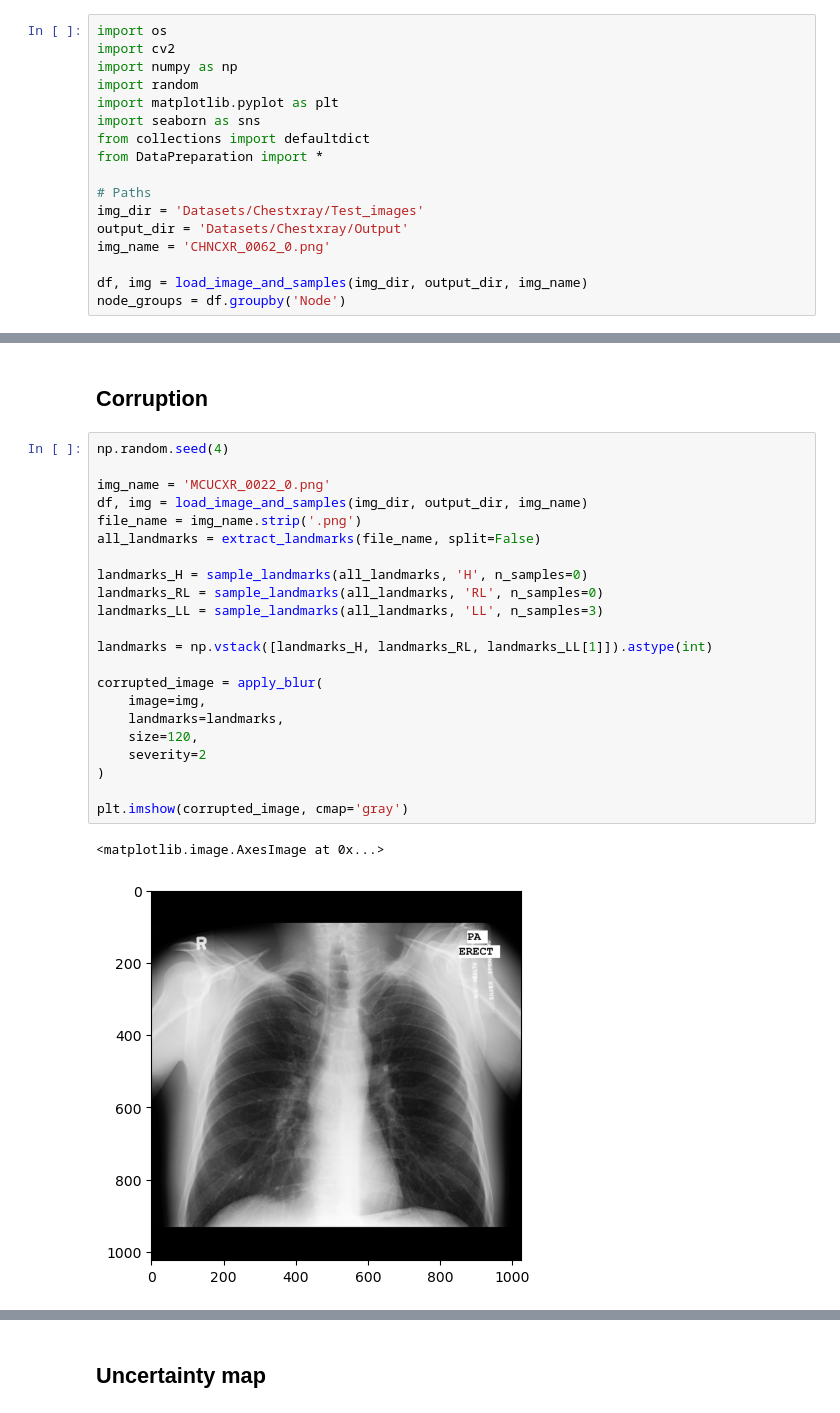
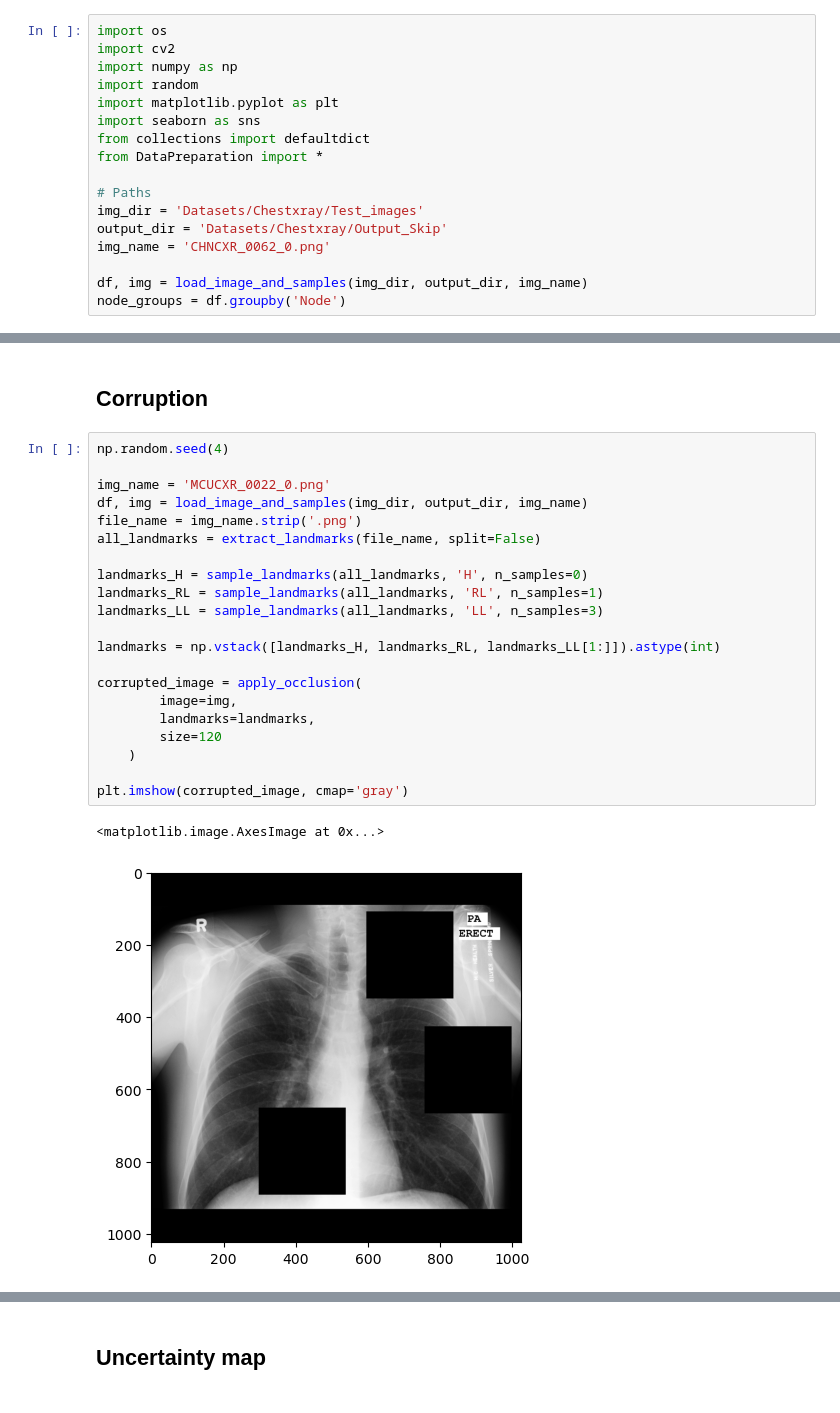
Before and after one commit to mcosarinsky/HybridGNet-uncertainty, a Jupyter notebook: Plots.ipynb, the cells around one changed output, grey strips where cells are left out. Saved outputs shown, nothing was run; the diff lists cells and outputs as text.

```diff
--- a/Plots.ipynb
+++ b/Plots.ipynb
@@ -10,7 +10,7 @@ from DataPreparation import *
 
 # Paths
 img_dir = 'Datasets/Chestxray/Test_images'
-output_dir = 'Datasets/Chestxray/Output'
+output_dir = 'Datasets/Chestxray/Output_Skip'
 img_name = 'CHNCXR_0062_0.png'
 
 df, img = load_image_and_samples(img_dir, output_dir, img_name)
@@ -20,25 +32,24 @@ node_groups = df.groupby('Node')
 # %%
 np.random.seed(4)
 
 img_name = 'MCUCXR_0022_0.png'
 df, img = load_image_and_samples(img_dir, output_dir, img_name)
 file_name = img_name.strip('.png')
 all_landmarks = extract_landmarks(file_name, split=False)
 
 landmarks_H = sample_landmarks(all_landmarks, 'H', n_samples=0)
-landmarks_RL = sample_landmarks(all_landmarks, 'RL', n_samples=0)
+landmarks_RL = sample_landmarks(all_landmarks, 'RL', n_samples=1)
 landmarks_LL = sample_landmarks(all_landmarks, 'LL', n_samples=3)
 
-landmarks = np.vstack([landmarks_H, landmarks_RL, landmarks_LL[1]]).astype(int)
+landmarks = np.vstack([landmarks_H, landmarks_RL, landmarks_LL[1:]]).astype(int)
 
-corrupted_image = apply_blur(
-    image=img,
-    landmarks=landmarks,
-    size=120,
-    severity=2
-)
+corrupted_image = apply_occlusion(
+        image=img,
+        landmarks=landmarks,
+        size=120
+    )
 
 plt.imshow(corrupted_image, cmap='gray')
 # %% [output]
 <matplotlib.image.AxesImage at 0x...>
-[figure, old version]
+[figure, new version]
```
Also changed, not shown: parts of 21 cells of this notebook, 5 other files.
